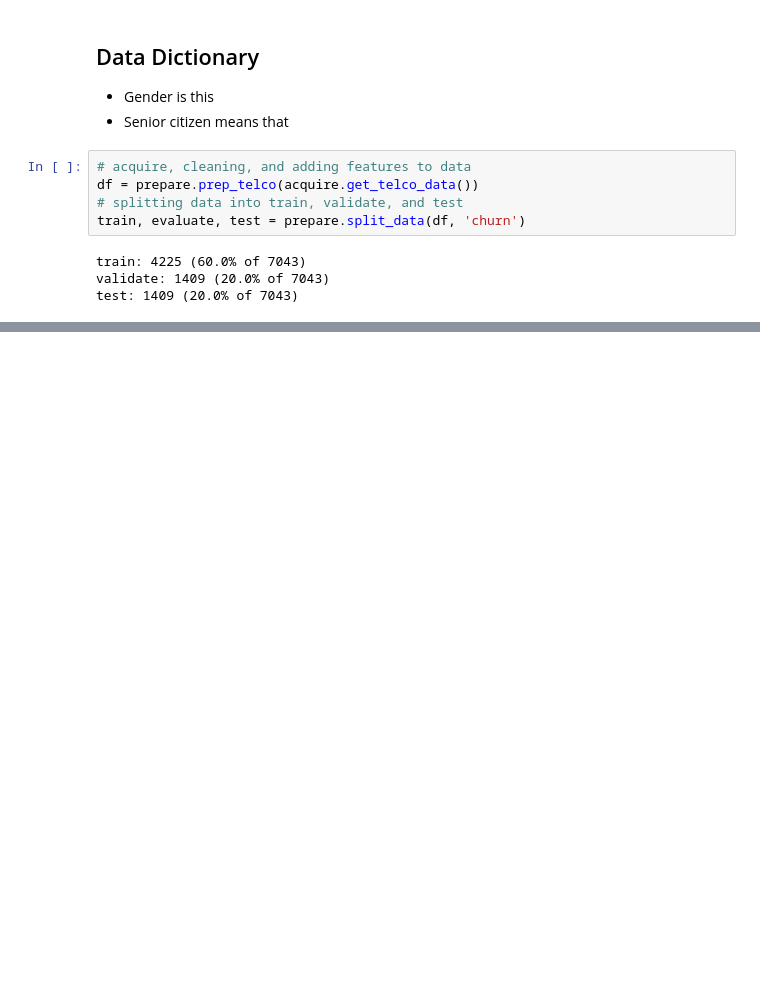
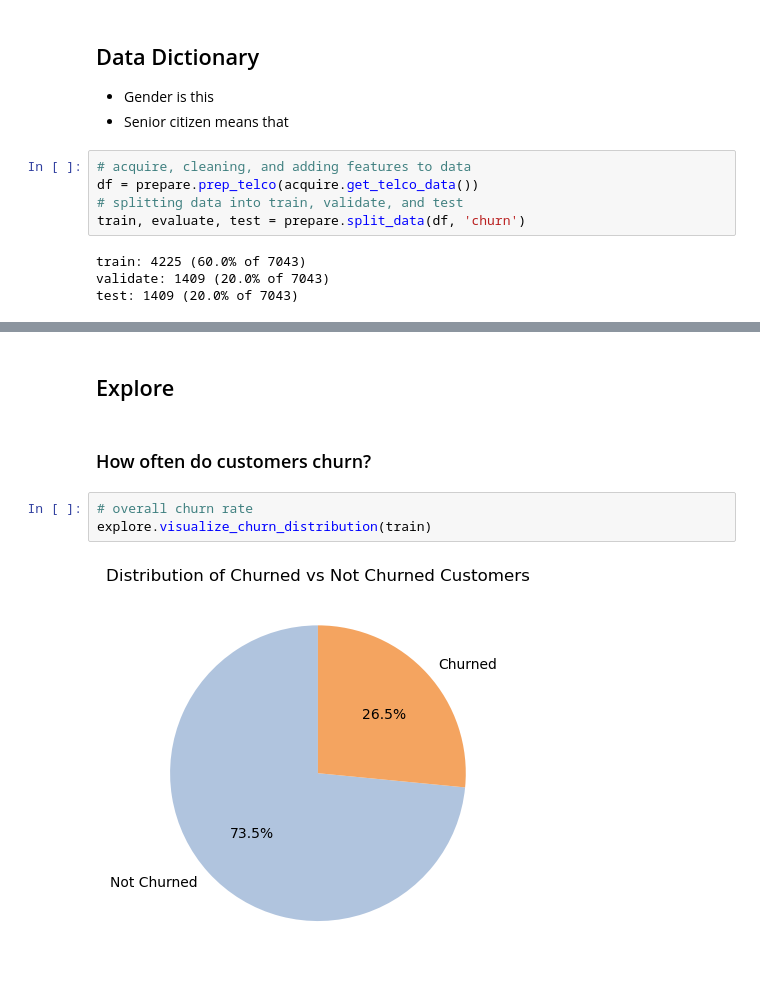
Before and after one commit to Luis-Martinez1/Classification_Project, a Jupyter notebook: Final_Report.ipynb, the cells around one changed output, grey strips where cells are left out. Drawn from its saved outputs; the diff is of its cells as text; blank space fills up the shorter version.

```diff
--- a/Final_Report.ipynb
+++ b/Final_Report.ipynb
@@ -97,0 +86,9 @@ Data Preparation:
+# %% [markdown]
+## Explore
+# %% [markdown]
+### How often do customers churn?
+# %%
+# overall churn rate
+explore.visualize_churn_distribution(train)
+# %% [output]
+[figure, added]
```
Also changed, not shown: parts of 38 cells of this notebook.
